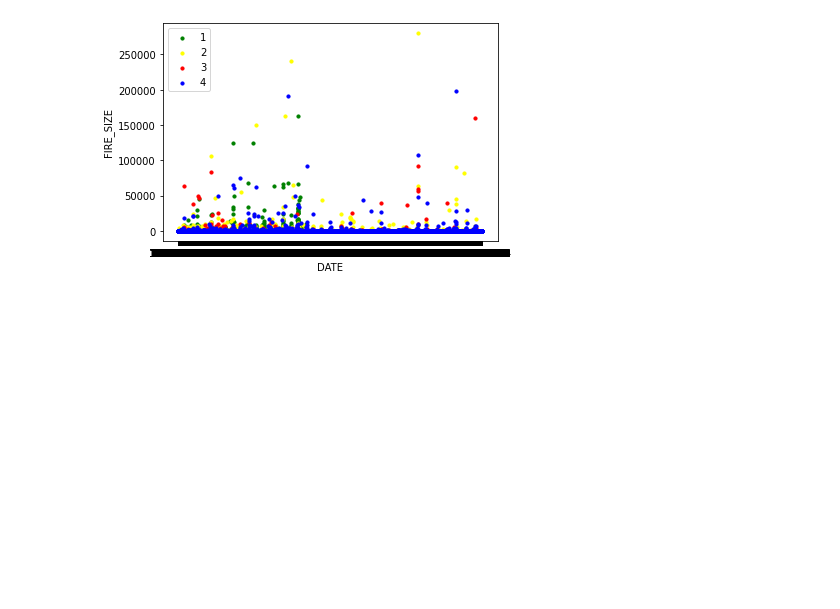
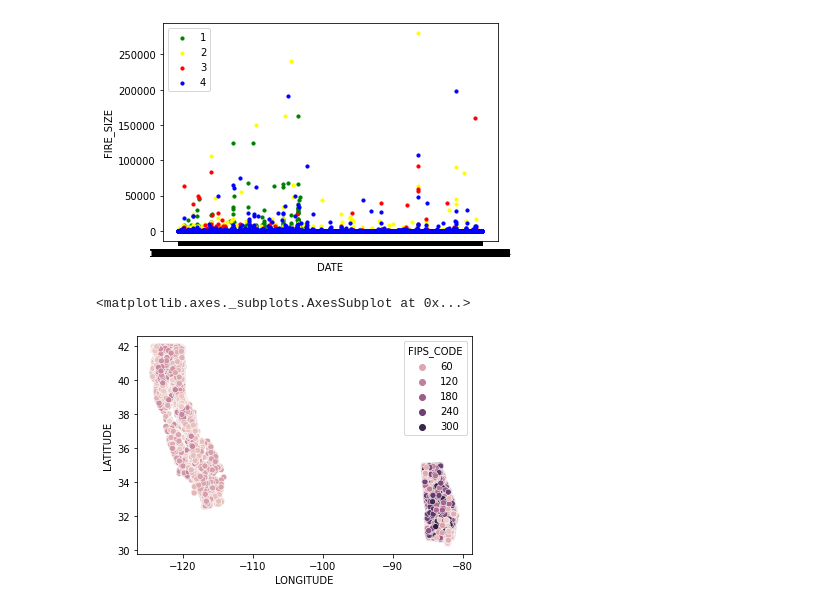
Before and after one commit to treyra/CS155_miniproject2, a Jupyter notebook: Data_Visualization.ipynb, the cells around one changed output. Saved outputs shown, nothing was run; the diff lists cells and outputs as text; code cells hidden in the pictures; blank space fills up the shorter version.

```diff
--- a/Data_Visualization.ipynb
+++ b/Data_Visualization.ipynb
@@ -50,3 +50,12 @@ for grp, vals in df.groupby('LABEL'):
     i=i+1
 # %% [output]
 [figure]
+# %%
+# Heatmap of fips codes
+import seaborn as sns
+
+#snsdf = sns.load_dataset(df)
+sns.scatterplot(data=df, x="LONGITUDE", y="LATITUDE", hue="FIPS_CODE")
+# %% [output]
+<matplotlib.axes._subplots.AxesSubplot at 0x...>
+[figure, added]
```
